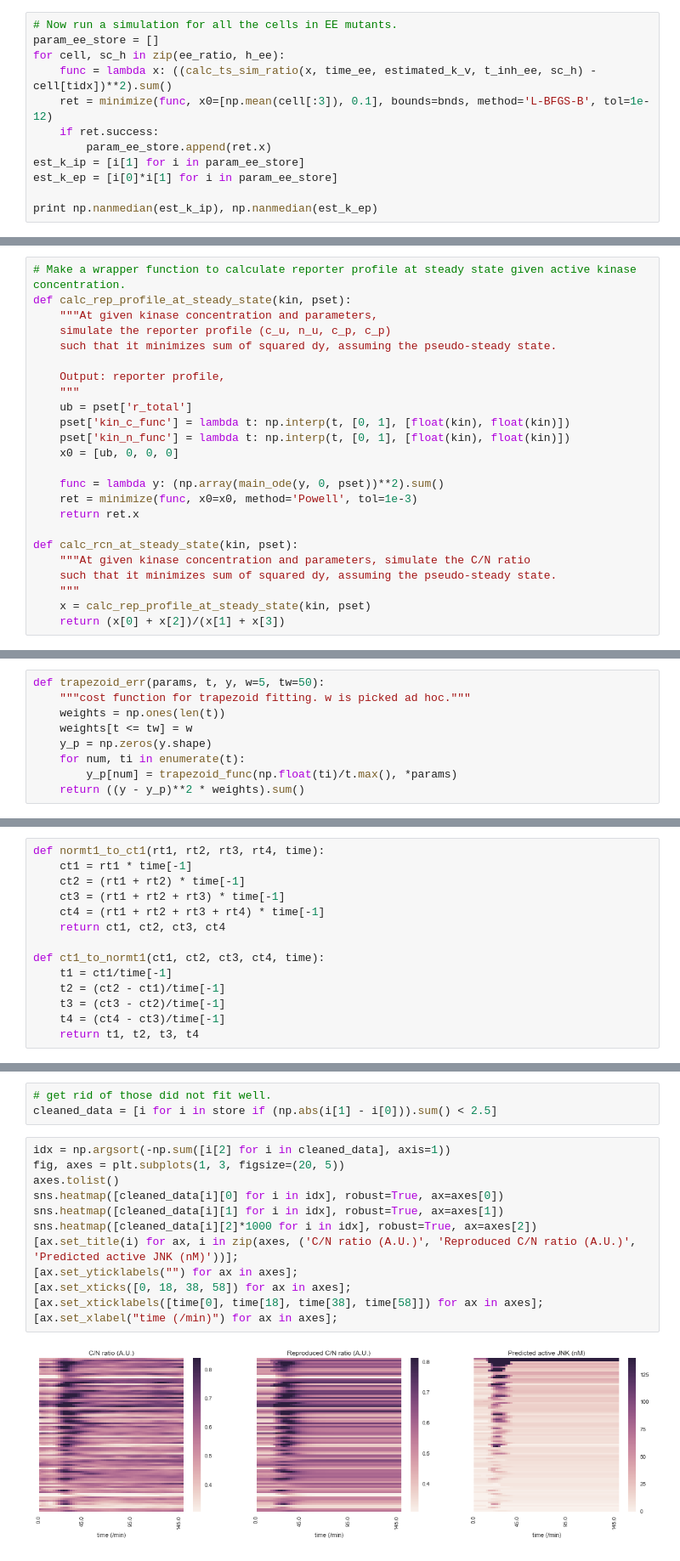
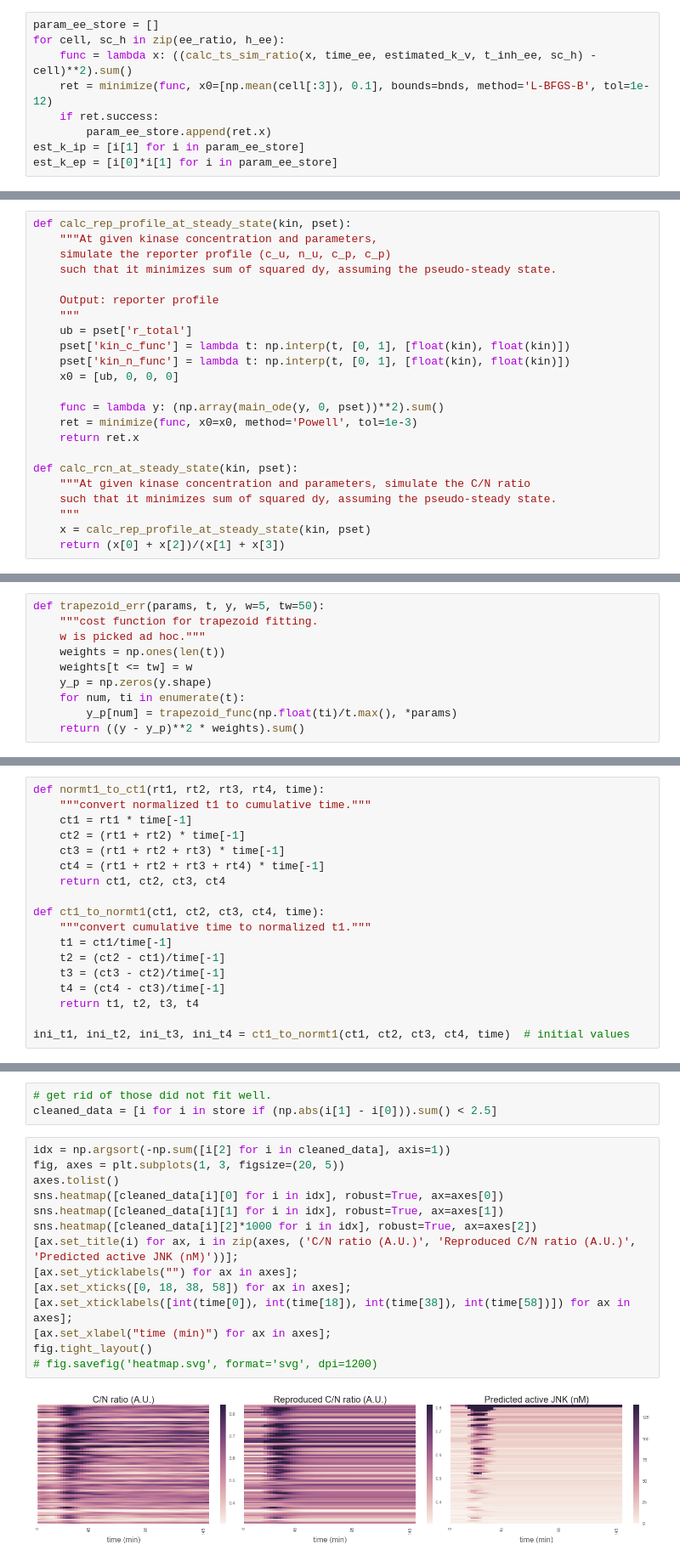
Before and after one commit to macklin/covertrace, a Jupyter notebook: doc/jupyter_examples/KTRProtocol.ipynb, the cells around one changed output, grey strips where cells are left out. Shown: that part at 85% size. Cells and saved outputs as stored; diff of their text form.

```diff
--- a/doc/jupyter_examples/KTRProtocol.ipynb
+++ b/doc/jupyter_examples/KTRProtocol.ipynb
@@ -191,12 +210,9 @@ Now we expand this for all the cells from this experiement.
 # %%
-# Now run a simulation for all the cells in EE mutants.
 param_ee_store = []
 for cell, sc_h in zip(ee_ratio, h_ee):
-    func = lambda x: ((calc_ts_sim_ratio(x, time_ee, estimated_k_v, t_inh_ee, sc_h) - cell[tidx])**2).sum()
+    func = lambda x: ((calc_ts_sim_ratio(x, time_ee, estimated_k_v, t_inh_ee, sc_h) - cell)**2).sum()
     ret = minimize(func, x0=[np.mean(cell[:3]), 0.1], bounds=bnds, method='L-BFGS-B', tol=1e-12)
     if ret.success:
         param_ee_store.append(ret.x)
 est_k_ip = [i[1] for i in param_ee_store]
 est_k_ep = [i[0]*i[1] for i in param_ee_store]
-
-print np.nanmedian(est_k_ip), np.nanmedian(est_k_ep)
@@ -279,11 +290,10 @@ The system is in steady state before the inhibiton; at given C/N ratio, we calcu
 # %%
-# Make a wrapper function to calculate reporter profile at steady state given active kinase concentration.
 def calc_rep_profile_at_steady_state(kin, pset):
     """At given kinase concentration and parameters,
     simulate the reporter profile (c_u, n_u, c_p, c_p)
     such that it minimizes sum of squared dy, assuming the pseudo-steady state.
 
-    Output: reporter profile,
+    Output: reporter profile
     """
     ub = pset['r_total']
     pset['kin_c_func'] = lambda t: np.interp(t, [0, 1], [float(kin), float(kin)])
@@ -479,6 +484,7 @@ Thus we put some emphasis on the fitting results before 50 min in the following
 # %%
 def trapezoid_err(params, t, y, w=5, tw=50):
-    """cost function for trapezoid fitting. w is picked ad hoc."""
+    """cost function for trapezoid fitting.
+    w is picked ad hoc."""
     weights = np.ones(len(t))
     weights[t <= tw] = w
     y_p = np.zeros(y.shape)
@@ -519,6 +525,7 @@ Fitting went well. We acquired the initial values for t1 to t4.
 Note that t1 to t4 are normalized by the last time point to have a scale from 0 to 1.
 # %%
 def normt1_to_ct1(rt1, rt2, rt3, rt4, time):
+    """convert normalized t1 to cumulative time."""
     ct1 = rt1 * time[-1]
     ct2 = (rt1 + rt2) * time[-1]
     ct3 = (rt1 + rt2 + rt3) * time[-1]
@@ -526,8 +533,11 @@ def normt1_to_ct1(rt1, rt2, rt3, rt4, time):
     return ct1, ct2, ct3, ct4
 
 def ct1_to_normt1(ct1, ct2, ct3, ct4, time):
+    """convert cumulative time to normalized t1."""
     t1 = ct1/time[-1]
     t2 = (ct2 - ct1)/time[-1]
     t3 = (ct3 - ct2)/time[-1]
     t4 = (ct4 - ct3)/time[-1]
     return t1, t2, t3, t4
+
+ini_t1, ini_t2, ini_t3, ini_t4 = ct1_to_normt1(ct1, ct2, ct3, ct4, time)  # initial values
@@ -638,14 +650,16 @@ cleaned_data = [i for i in store if (np.abs(i[1] - i[0])).sum() < 2.5]
 # %%
 idx = np.argsort(-np.sum([i[2] for i in cleaned_data], axis=1))
 fig, axes = plt.subplots(1, 3, figsize=(20, 5))
 axes.tolist()
 sns.heatmap([cleaned_data[i][0] for i in idx], robust=True, ax=axes[0])
 sns.heatmap([cleaned_data[i][1] for i in idx], robust=True, ax=axes[1])
 sns.heatmap([cleaned_data[i][2]*1000 for i in idx], robust=True, ax=axes[2])
 [ax.set_title(i) for ax, i in zip(axes, ('C/N ratio (A.U.)', 'Reproduced C/N ratio (A.U.)', 'Predicted active JNK (nM)'))];
 [ax.set_yticklabels("") for ax in axes];
 [ax.set_xticks([0, 18, 38, 58]) for ax in axes];
-[ax.set_xticklabels([time[0], time[18], time[38], time[58]]) for ax in axes];
-[ax.set_xlabel("time (/min)") for ax in axes];
+[ax.set_xticklabels([int(time[0]), int(time[18]), int(time[38]), int(time[58])]) for ax in axes];
+[ax.set_xlabel("time (min)") for ax in axes];
+fig.tight_layout()
+# fig.savefig('heatmap.svg', format='svg', dpi=1200)
 # %% [output]
-[figure, old version]
+[figure, new version]
```
Also changed, not shown: parts of 61 cells of this notebook.
